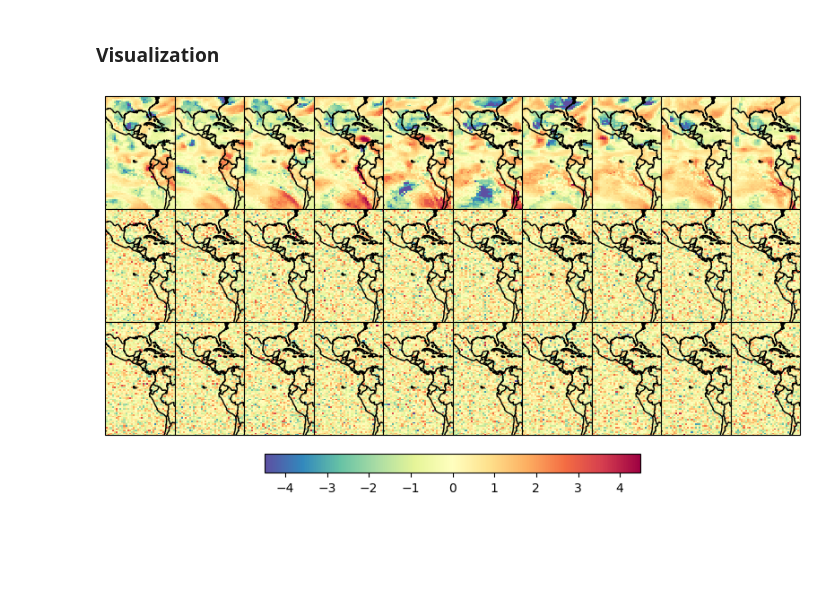
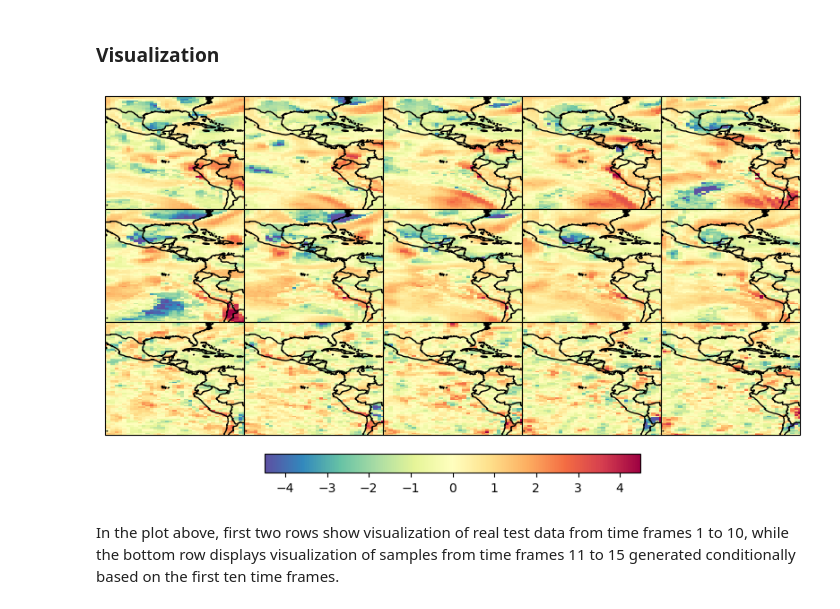
Before and after one commit to katzfuss-group/space_time_demo, a Jupyter notebook: example.ipynb, the cells around one changed output. Drawn from its saved outputs; the diff is of its cells as text; code cells hidden in the pictures; blank space fills up the shorter version.

Commit message:
update time ordering

```diff
--- a/example.ipynb
+++ b/example.ipynb
@@ -126,7 +126,7 @@ scal = compute_scale(locs, NN)
 # %% [markdown]
 ### Model Training Setup
 # %%
-precs_train, precs_test = train_test_split(precs, test_size=0.8, random_state=42)
+precs_train, precs_test = train_test_split(precs, test_size=0.6, random_state=42)
 precs_train, precs_test = utils.scal_mean_sd(precs_train, precs_test)
 precs_train = torch.from_numpy(precs_train)
 train_data = bat.Data.new(locs, precs_train.float(), NN)
@@ -136,7 +136,7 @@ thetaInit = torch.tensor([3.0413377,   2.1666577,  -0.9892413,   0.40906754,  0.
 ### Model Training
 # %%
 tm = bat.SimpleTM(train_data, thetaInit, False, smooth=1.5, nugMult=4.0)
-maxIter, lr, batch_size = 50, 1e-3, 1000
+maxIter, lr, batch_size = 200, 1e-5, 1000
 tic = time.perf_counter()
 res = tm.fit(maxIter, init_lr=lr, batch_size=batch_size)
 print(f"fit_map used {time.perf_counter() - tic:0.4f} seconds")
@@ -155,10 +155,12 @@ rev_ord = utils.rev_ord(odr)
 new_sample = new_sample[:, rev_ord]
 # %%
 utils.plot_seq_heatmap(
-    torch.t(torch.reshape(new_sample, (30, Ns))), FIGPATH="./", fig_name="test", suptitle="", nlat=74, nlon=37,
-    numrow=3, numcol=10, vmin=-4.5, vmax=4.5, str_ints=None,
+    torch.t(torch.reshape(new_sample, (30, Ns)))[:,:15], FIGPATH="./", fig_name="test", suptitle="", nlat=74, nlon=37,
+    numrow=3, numcol=5, vmin=-4.5, vmax=4.5, str_ints=None,
     row_labels=None, col_labels=None,
     show=True, extent=(250, 295, -29.68, 39.11), show_border=True, min_lat=-29.68, max_lat=39.11, min_lon=250,
     max_lon=295)
 # %% [output]
-[figure, old version]
+[figure, new version]
+# %% [markdown]
+In the plot above, first two rows show visualization of real test data from time frames 1 to 10, while the bottom row displays visualization of samples from time frames 11 to 15 generated conditionally based on the first ten time frames.
```
Also changed, not shown: parts of 1 cell of this notebook.
